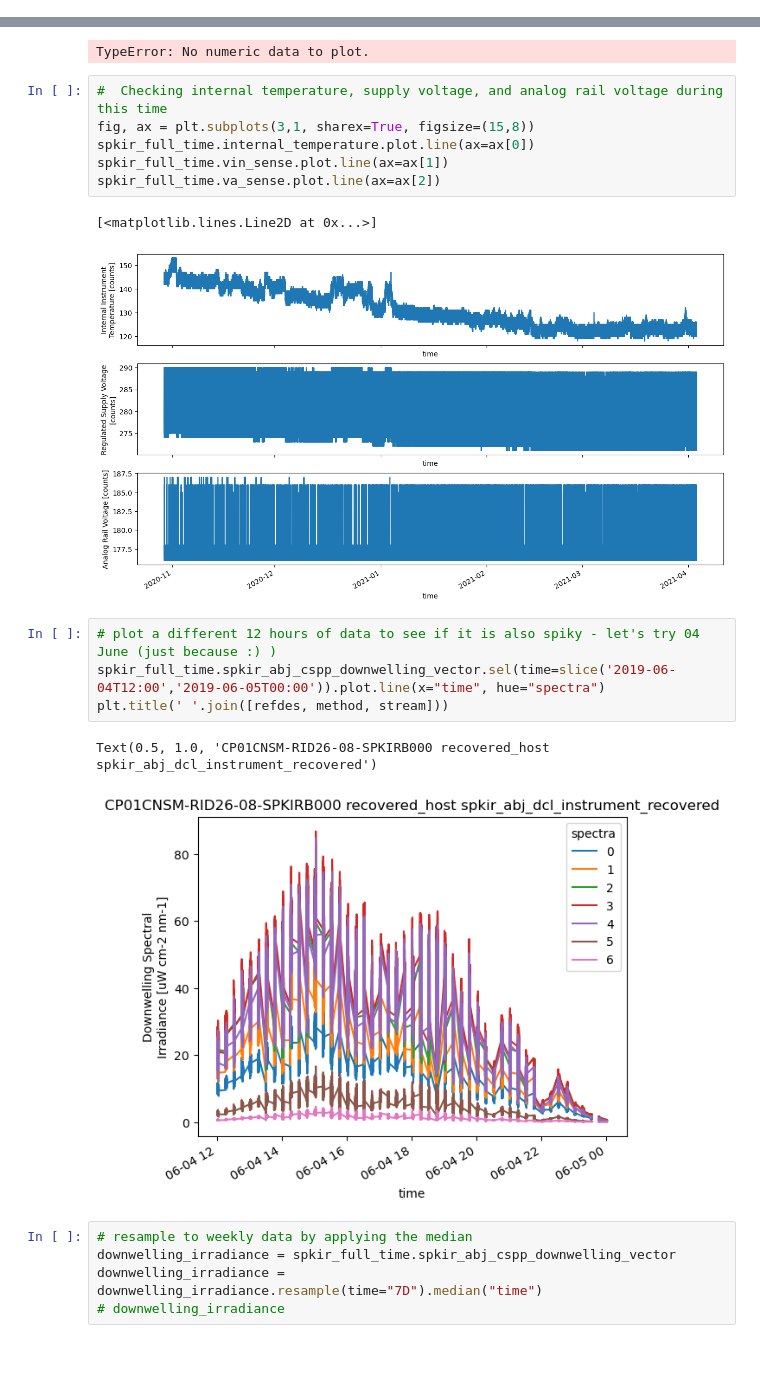
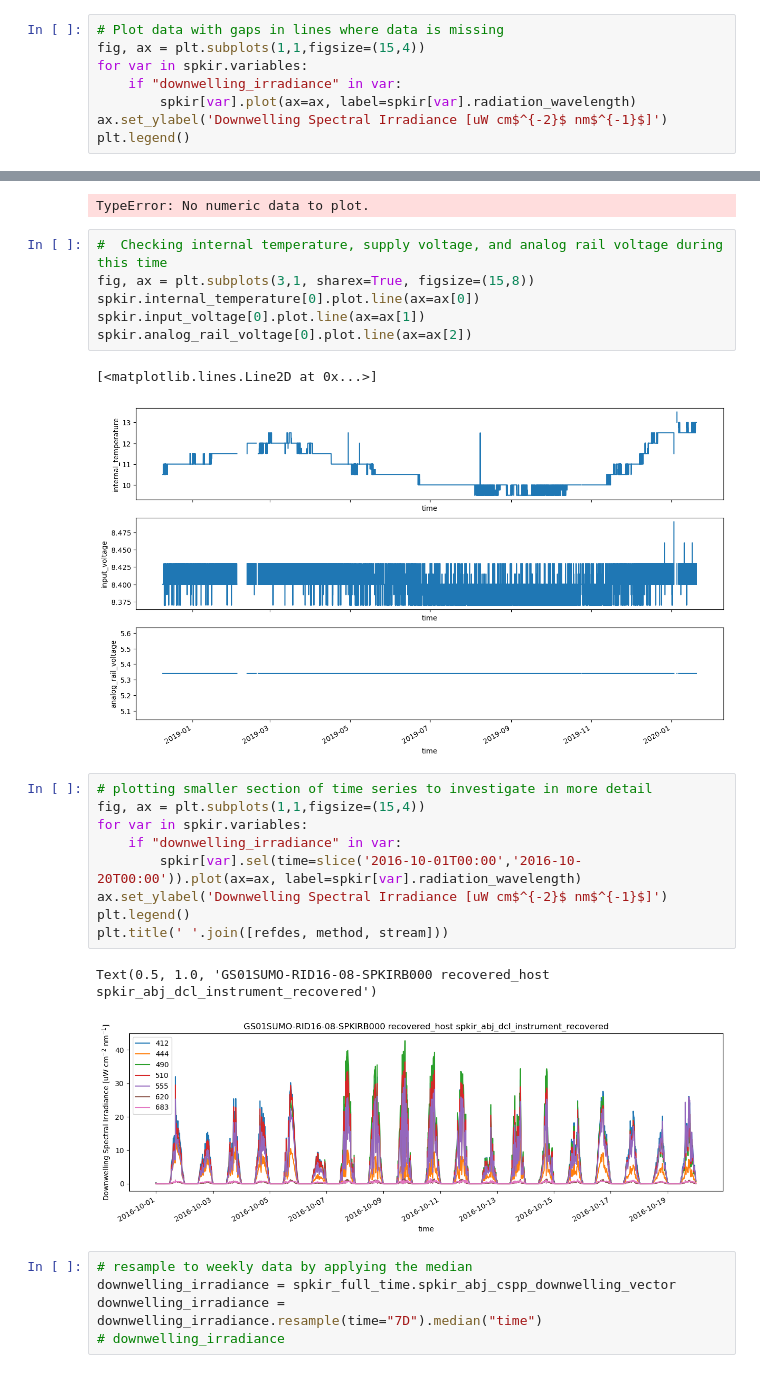
Before and after one commit to cooleyky/qartod_testing, a Jupyter notebook: notebooks/11-Deep-dive-CP01CNSM-RID26-08-SPKIRB000.ipynb, the cells around one changed output, grey strips where cells are left out. Saved outputs shown, nothing was run; the diff lists cells and outputs as text.

```diff
--- a/notebooks/11-Deep-dive-CP01CNSM-RID26-08-SPKIRB000.ipynb
+++ b/notebooks/11-Deep-dive-CP01CNSM-RID26-08-SPKIRB000.ipynb
@@ -160,0 +134,8 @@ Text(0.5, 1.0, 'CP01CNSM-RID26-08-SPKIRB000 recovered_host spkir_abj_dcl_instrum
+# %%
+# Plot data with gaps in lines where data is missing
+fig, ax = plt.subplots(1,1,figsize=(15,4))
+for var in spkir.variables:
+    if "downwelling_irradiance" in var:
+        spkir[var].plot(ax=ax, label=spkir[var].radiation_wavelength)
+ax.set_ylabel('Downwelling Spectral Irradiance [uW cm$^{-2}$ nm$^{-1}$]')
+plt.legend()
@@ -167,19 +151,24 @@ TypeError: No numeric data to plot.
 # %%
 #  Checking internal temperature, supply voltage, and analog rail voltage during this time
 fig, ax = plt.subplots(3,1, sharex=True, figsize=(15,8))
-spkir_full_time.internal_temperature.plot.line(ax=ax[0])
-spkir_full_time.vin_sense.plot.line(ax=ax[1])
-spkir_full_time.va_sense.plot.line(ax=ax[2])
+spkir.internal_temperature[0].plot.line(ax=ax[0])
+spkir.input_voltage[0].plot.line(ax=ax[1])
+spkir.analog_rail_voltage[0].plot.line(ax=ax[2])
 # %% [output]
 [<matplotlib.lines.Line2D at 0x...>]
-[figure, old version]
+[figure, new version]
-# %%
-# plot a different 12 hours of data to see if it is also spiky - let's try 04 June (just because :) )
-spkir_full_time.spkir_abj_cspp_downwelling_vector.sel(time=slice('2019-06-04T12:00','2019-06-05T00:00')).plot.line(x="time", hue="spectra")
-plt.title(' '.join([refdes, method, stream]))
-# %% [output]
-Text(0.5, 1.0, 'CP01CNSM-RID26-08-SPKIRB000 recovered_host spkir_abj_dcl_instrument_recovered')
-[figure, removed]
+# %%
+# plotting smaller section of time series to investigate in more detail
+fig, ax = plt.subplots(1,1,figsize=(15,4))
+for var in spkir.variables:
+    if "downwelling_irradiance" in var:
+        spkir[var].sel(time=slice('2016-10-01T00:00','2016-10-20T00:00')).plot(ax=ax, label=spkir[var].radiation_wavelength)
+ax.set_ylabel('Downwelling Spectral Irradiance [uW cm$^{-2}$ nm$^{-1}$]')
+plt.legend()
+plt.title(' '.join([refdes, method, stream]))
+# %% [output]
+Text(0.5, 1.0, 'GS01SUMO-RID16-08-SPKIRB000 recovered_host spkir_abj_dcl_instrument_recovered')
+[figure, added]
 # %%
 # resample to weekly data by applying the median
 downwelling_irradiance = spkir_full_time.spkir_abj_cspp_downwelling_vector
```
Also changed, not shown: parts of 14 cells of this notebook, 1 other file.
